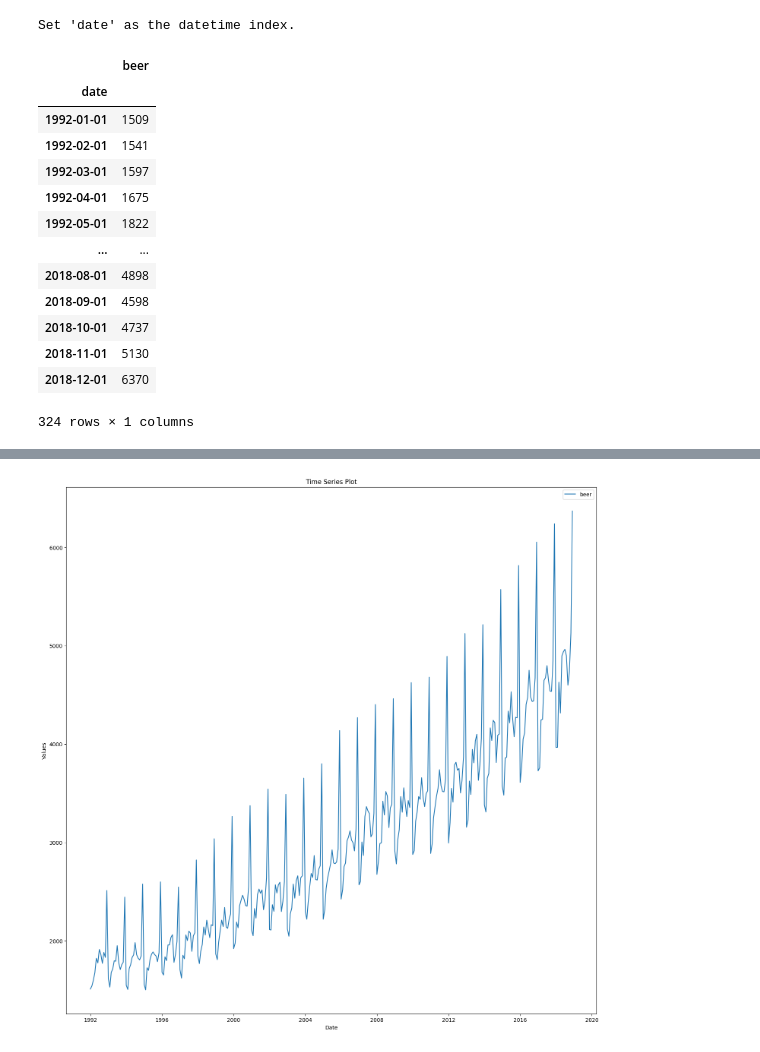
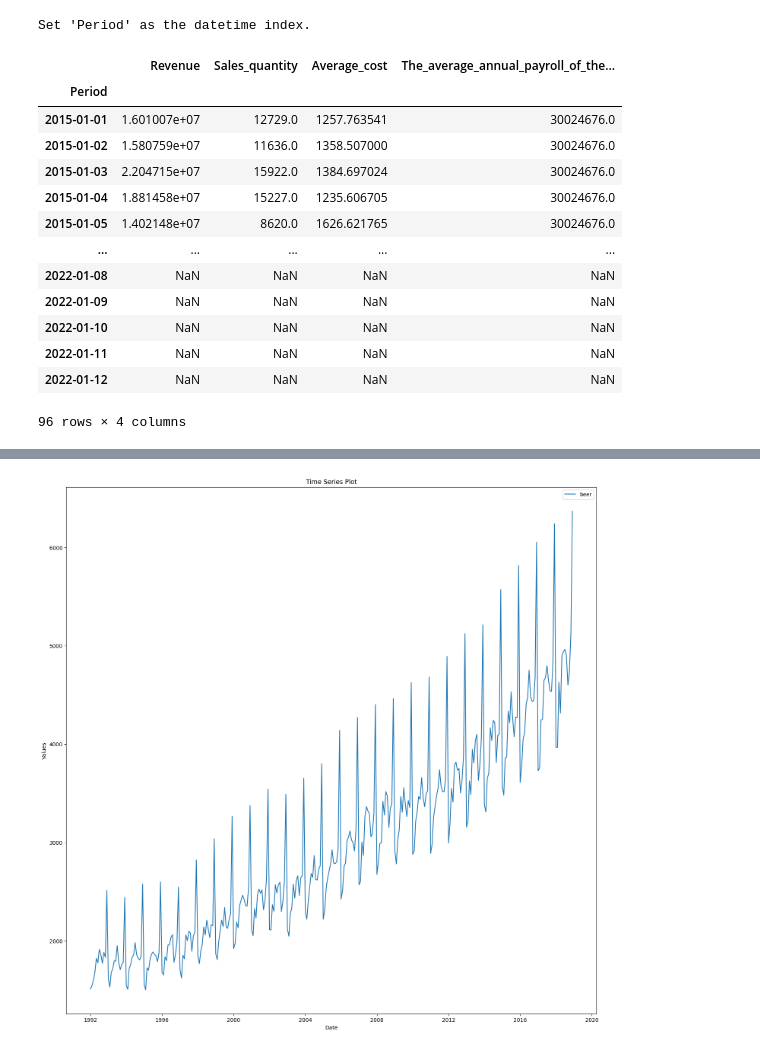
Before and after one commit to Raed-Bourouis/MLEASE, a Jupyter notebook: EDA/EDA1VF.ipynb, the cells around one changed output, grey strips where cells are left out. Drawn from its saved outputs; the diff is of its cells as text; code cells hidden in the pictures.

```diff
--- a/EDA/EDA1VF.ipynb
+++ b/EDA/EDA1VF.ipynb
@@ -27,35 +27,35 @@ from pandas.api.types import is_datetime64_any_dtype
 # Load the dataset
 # %%
 df = pd.read_csv(
-    "../datasets/BeerWineLiquor.csv",
+    "../datasets/Month_Value_1.csv",
     parse_dates=True,
 )
 # Try to detect a datetime column
 for col in df.columns:
     df[col] = pd.to_datetime(
         df[col], errors="coerce"
     )  # Convert to datetime if possible
     if is_datetime64_any_dtype(df[col]):
         df.set_index(col, inplace=True)
         print(f"Set '{col}' as the datetime index.")
         break
 df
 # %% [output]
-Set 'date' as the datetime index.
+Set 'Period' as the datetime index.
-|  | beer |
-| date |  |
-| 1992-01-01 | 1509 |
-| 1992-02-01 | 1541 |
-| 1992-03-01 | 1597 |
-| 1992-04-01 | 1675 |
-| 1992-05-01 | 1822 |
-| ... | ... |
-| 2018-08-01 | 4898 |
-| 2018-09-01 | 4598 |
-| 2018-10-01 | 4737 |
-| 2018-11-01 | 5130 |
-| 2018-12-01 | 6370 |
+|  | Revenue | Sales_quantity | Average_cost | The_average_annual_payroll_of_the... |
+| Period |  |  |  |  |
+| 2015-01-01 | 1.601007e+07 | 12729.0 | 1257.763541 | 30024676.0 |
+| 2015-01-02 | 1.580759e+07 | 11636.0 | 1358.507000 | 30024676.0 |
+| 2015-01-03 | 2.204715e+07 | 15922.0 | 1384.697024 | 30024676.0 |
+| 2015-01-04 | 1.881458e+07 | 15227.0 | 1235.606705 | 30024676.0 |
+| 2015-01-05 | 1.402148e+07 | 8620.0 | 1626.621765 | 30024676.0 |
+| ... | ... | ... | ... | ... |
+| 2022-01-08 | NaN | NaN | NaN | NaN |
+| 2022-01-09 | NaN | NaN | NaN | NaN |
+| 2022-01-10 | NaN | NaN | NaN | NaN |
+| 2022-01-11 | NaN | NaN | NaN | NaN |
+| 2022-01-12 | NaN | NaN | NaN | NaN |
-324 rows × 1 columns
+96 rows × 4 columns
 # %%
 DataProfile = yd.ProfileReport(df)
 DataProfile.to_file("Profile.json")
```
Also changed, not shown: parts of 1 cell of this notebook, 10 other files.
